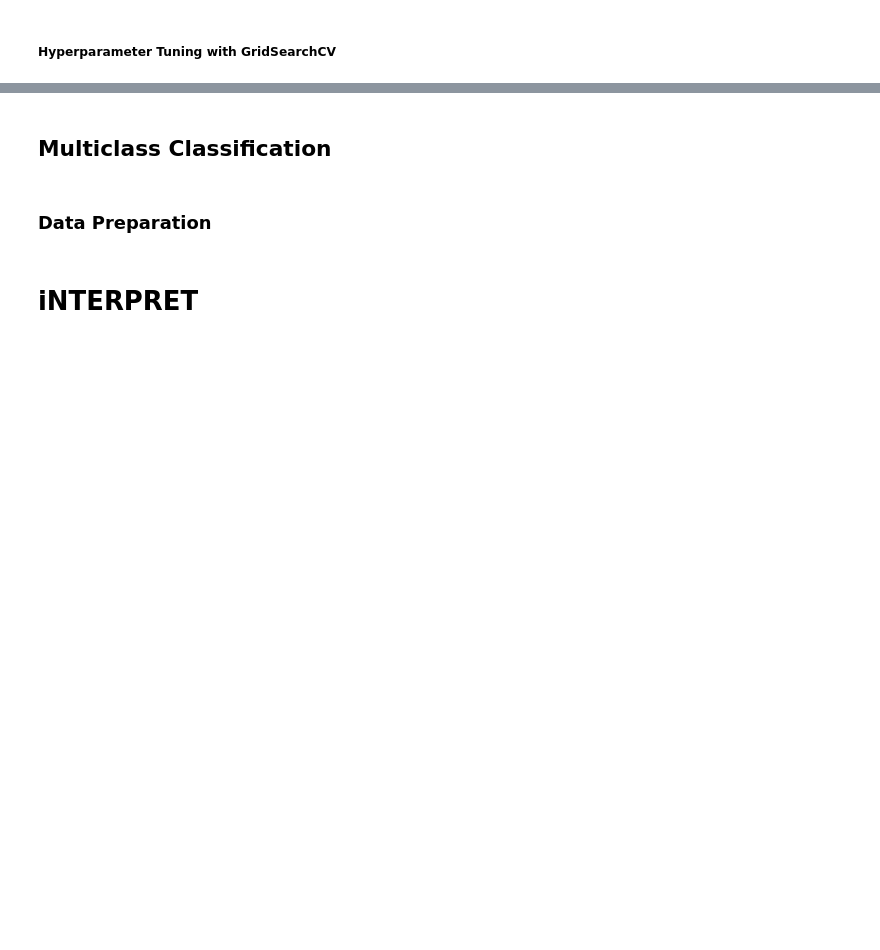
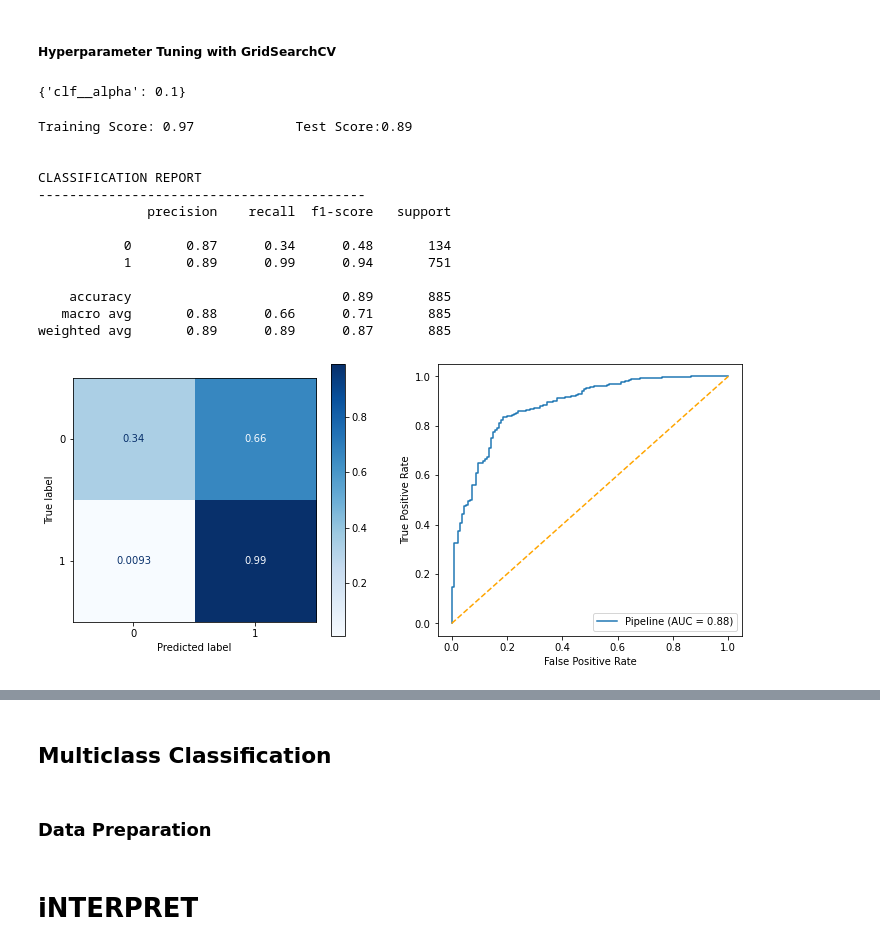
Before and after one commit to ebtezcan/Apple-Google-NLP-Analysis, a Jupyter notebook: index_OSEMN_plus_mvp.ipynb, the cells around one changed output, grey strips where cells are left out. Cells and saved outputs as stored; diff of their text form; code cells hidden in the pictures; blank space fills up the shorter version.

Commit message:
Multinomial NB model added

```diff
--- a/index_OSEMN_plus_mvp.ipynb
+++ b/index_OSEMN_plus_mvp.ipynb
@@ -835,7 +842,7 @@ tokens[:5]
 # %%
 from sklearn.metrics import classification_report, plot_roc_curve, plot_confusion_matrix
 
-def classification(y_true, y_pred, X, X_train, clf):
+def classification(y_true, y_pred, X_test, X_train, clf):
     """This function shows the classification report,
     the confusion matrix as well as the ROC curve for evaluation of model quality.
 
@@ -846,7 +853,7 @@ def classification(y_true, y_pred, X, X_train, clf):
 
     #training and test scores
     print(f"Training Score: {round(clf.score(X_train, y_train),2)} \
-            Test Score:{round(clf.score(X, y_true),2)}")
+            Test Score:{round(clf.score(X_test, y_true),2)}")
 
     #Classification report
     print("\n")
@@ -858,10 +865,10 @@ def classification(y_true, y_pred, X, X_train, clf):
     fig, ax = plt.subplots(ncols=2, figsize=(12, 5))
 
     #Plotting the normalized confusion matrix
-    plot_confusion_matrix(estimator=clf, X=X, y_true=y_true, cmap='Blues', normalize='true', ax=ax[0])
+    plot_confusion_matrix(estimator=clf, X=X_test, y_true=y_true, cmap='Blues', normalize='true', ax=ax[0])
 
     #Plotting the ROC curve
-    plot_roc_curve(estimator=clf, X=X, y=y_true, ax=ax[1])
+    plot_roc_curve(estimator=clf, X=X_test, y=y_true, ax=ax[1])
 
     #Plotting the 50-50 guessing plot for reference
     ax[1].plot([0,1], [0,1], ls='--', color='orange')
@@ -874,3 +881,7 @@ df_binary = df[df['Emotion']!='Neutral']
 df_binary['Emotion'].unique()
 # %% [output]
 array(['Negative', 'Positive'], dtype=object)
+# %%
+#binarizing emotion column
+emotion_dict = {'Negative': 0, 'Positive': 1}
+df_binary['Emotion'] = df_binary['Emotion'].map(emotion_dict)
@@ -893,8 +910,8 @@ tokens_nolemma = lambda x: preprocess_tweets(x, lemmatization=False)
 # %%
-prep_pipe = Pipeline([('vectorizer', CountVectorizer(tokenizer=tokens_lemma)),
-                      ('transformer', TfidfTransformer)])
+# prep_pipe = Pipeline([('vectorizer', CountVectorizer(tokenizer=tokens_lemma)),
+#                       ('transformer', TfidfTransformer)])
 
-clf_pipe = Pipeline([('prep', prep_pipe),
+clf_pipe = Pipeline([('vectorizer', TfidfVectorizer()),
                      ('clf', MultinomialNB())])
 
 # vectorizer = TfidfVectorizer()
@@ -914,0 +950,29 @@ gridsearch = GridSearchCV(clf_pipe, param_grid=param_grid)
+# %%
+param_grid = {'clf__alpha': [0.001, 0.01, 0.1, 1]}
+gridsearch = GridSearchCV(clf_pipe, param_grid=param_grid, scoring='f1')
+
+gridsearch.fit(X_train,  y_train)
+gridsearch.best_params_
+# %% [output]
+{'clf__alpha': 0.1}
+# %%
+clf_pipe = Pipeline([('vectorizer', TfidfVectorizer()),
+                     ('clf', MultinomialNB(alpha=0.1))])
+clf_pipe.fit(X_train, y_train)
+y_pred = clf_pipe.predict(X_test)
+classification(y_test, y_pred, X_test, X_train, clf_pipe)
+# %% [output]
+Training Score: 0.97             Test Score:0.89
+
+
+CLASSIFICATION REPORT
+------------------------------------------
+              precision    recall  f1-score   support
+
+           0       0.87      0.34      0.48       134
+           1       0.89      0.99      0.94       751
+
+    accuracy                           0.89       885
+   macro avg       0.88      0.66      0.71       885
+weighted avg       0.89      0.89      0.87       885
+[figure, added]
```
Also changed, not shown: parts of 23 cells of this notebook.
